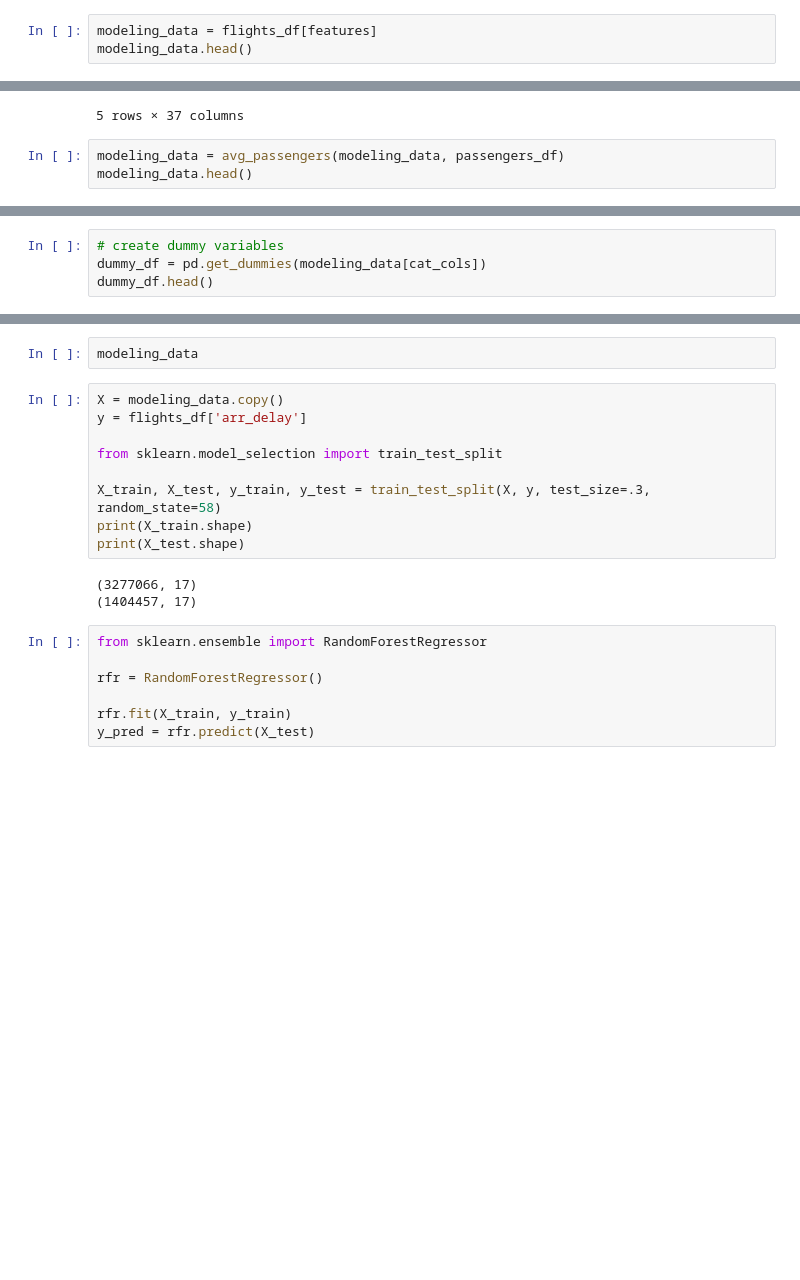
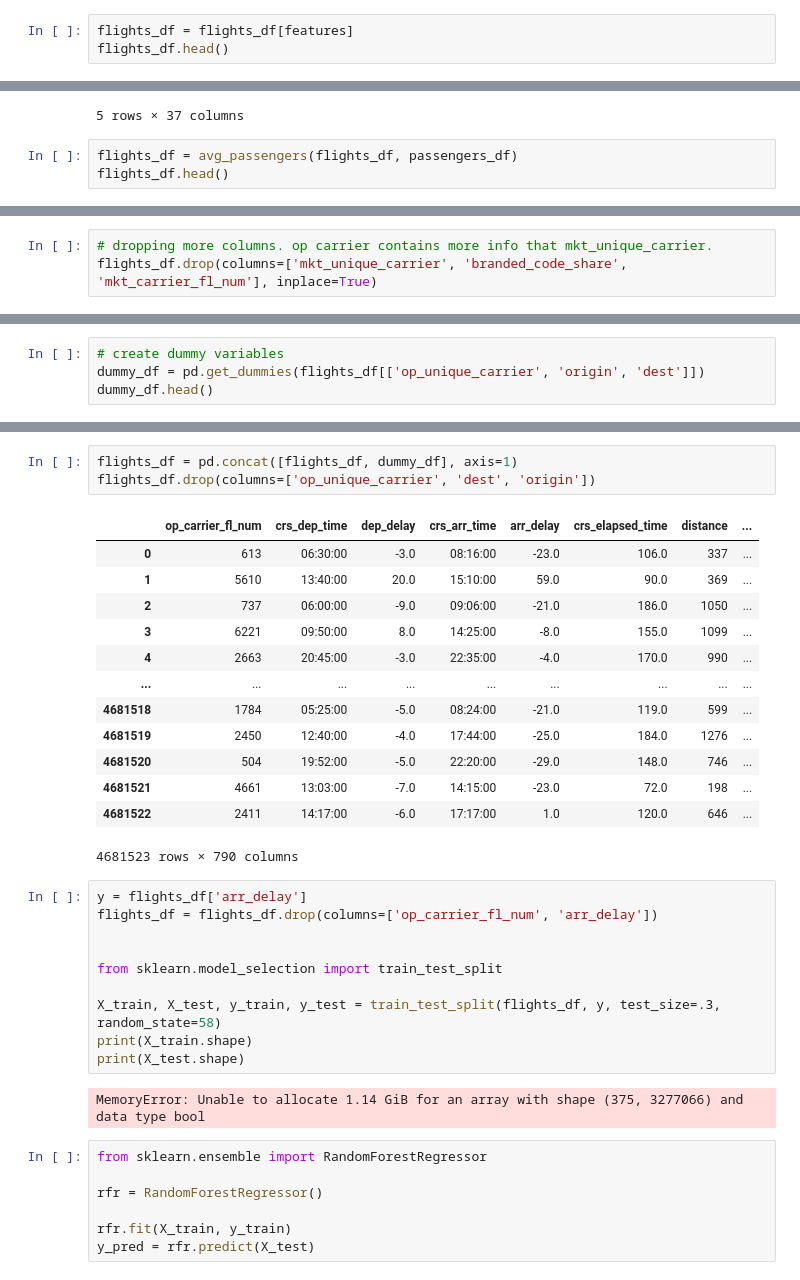
Before and after one commit to btmarsh6/mid-term-project-I, a Jupyter notebook: Ben_Model_Testing.ipynb, the cells around one changed output, grey strips where cells are left out. Saved outputs shown, nothing was run; the diff lists cells and outputs as text; blank space fills up the shorter version.

Commit message:
worked on feature engineering, but flights df is too large to work with still. Need to take a smaller sample. Found monthly fuel consumption and added that function to data_cleaning.py

```diff
--- a/Ben_Model_Testing.ipynb
+++ b/Ben_Model_Testing.ipynb
@@ -66,8 +40,8 @@ features
  'fl_month',
  'fl_year']
 # %%
-modeling_data = flights_df[features]
-modeling_data.head()
+flights_df = flights_df[features]
+flights_df.head()
 # %% [output]
 |  | mkt_unique_carrier | branded_code_share | mkt_carrier_fl_num | op_unique_carrier | op_carrier_fl_num | ... |
 | 0 | UA | UA | 613 | UA | 613 | ... |
@@ -143,6 +117,6 @@ passengers_df.head()
 | 4 | 30 | 30 | 1122000 | 4500 | 4072 | 0 | 0 | 720 | ... |
 5 rows × 37 columns
 # %%
-modeling_data = avg_passengers(modeling_data, passengers_df)
-modeling_data.head()
+flights_df = avg_passengers(flights_df, passengers_df)
+flights_df.head()
 # %% [output]
@@ -181 +129,4 @@ See the caveats in the documentation: https://pandas.pydata.org/pandas-docs/stab
+# %%
+# dropping more columns. op carrier contains more info that mkt_unique_carrier.
+flights_df.drop(columns=['mkt_unique_carrier', 'branded_code_share', 'mkt_carrier_fl_num'], inplace=True)
 # %%
@@ -210,5 +152,5 @@ cat_cols
 # %%
 # create dummy variables
-dummy_df = pd.get_dummies(modeling_data[cat_cols])
+dummy_df = pd.get_dummies(flights_df[['op_unique_carrier', 'origin', 'dest']])
 dummy_df.head()
 # %% [output]
@@ -216,17 +164,32 @@ MemoryError: Unable to allocate 1.64 GiB for an array with shape (376, 4681523)
-# %%
-modeling_data
+# %%
+flights_df = pd.concat([flights_df, dummy_df], axis=1)
+flights_df.drop(columns=['op_unique_carrier', 'dest', 'origin'])
+# %% [output]
+|  | op_carrier_fl_num | crs_dep_time | dep_delay | crs_arr_time | arr_delay | crs_elapsed_time | distance | ... |
+| 0 | 613 | 06:30:00 | -3.0 | 08:16:00 | -23.0 | 106.0 | 337 | ... |
+| 1 | 5610 | 13:40:00 | 20.0 | 15:10:00 | 59.0 | 90.0 | 369 | ... |
+| 2 | 737 | 06:00:00 | -9.0 | 09:06:00 | -21.0 | 186.0 | 1050 | ... |
+| 3 | 6221 | 09:50:00 | 8.0 | 14:25:00 | -8.0 | 155.0 | 1099 | ... |
+| 4 | 2663 | 20:45:00 | -3.0 | 22:35:00 | -4.0 | 170.0 | 990 | ... |
+| ... | ... | ... | ... | ... | ... | ... | ... | ... |
+| 4681518 | 1784 | 05:25:00 | -5.0 | 08:24:00 | -21.0 | 119.0 | 599 | ... |
+| 4681519 | 2450 | 12:40:00 | -4.0 | 17:44:00 | -25.0 | 184.0 | 1276 | ... |
+| 4681520 | 504 | 19:52:00 | -5.0 | 22:20:00 | -29.0 | 148.0 | 746 | ... |
+| 4681521 | 4661 | 13:03:00 | -7.0 | 14:15:00 | -23.0 | 72.0 | 198 | ... |
+| 4681522 | 2411 | 14:17:00 | -6.0 | 17:17:00 | 1.0 | 120.0 | 646 | ... |
+4681523 rows × 790 columns
 # %%
-X = modeling_data.copy()
 y = flights_df['arr_delay']
+flights_df = flights_df.drop(columns=['op_carrier_fl_num', 'arr_delay'])
+
 
 from sklearn.model_selection import train_test_split
 
-X_train, X_test, y_train, y_test = train_test_split(X, y, test_size=.3, random_state=58)
+X_train, X_test, y_train, y_test = train_test_split(flights_df, y, test_size=.3, random_state=58)
 print(X_train.shape)
 print(X_test.shape)
 # %% [output]
-(3277066, 17)
-(1404457, 17)
+MemoryError: Unable to allocate 1.14 GiB for an array with shape (375, 3277066) and data type bool
 # %%
 from sklearn.ensemble import RandomForestRegressor
 
```
Also changed, not shown: parts of 14 cells of this notebook, 2 other files.
